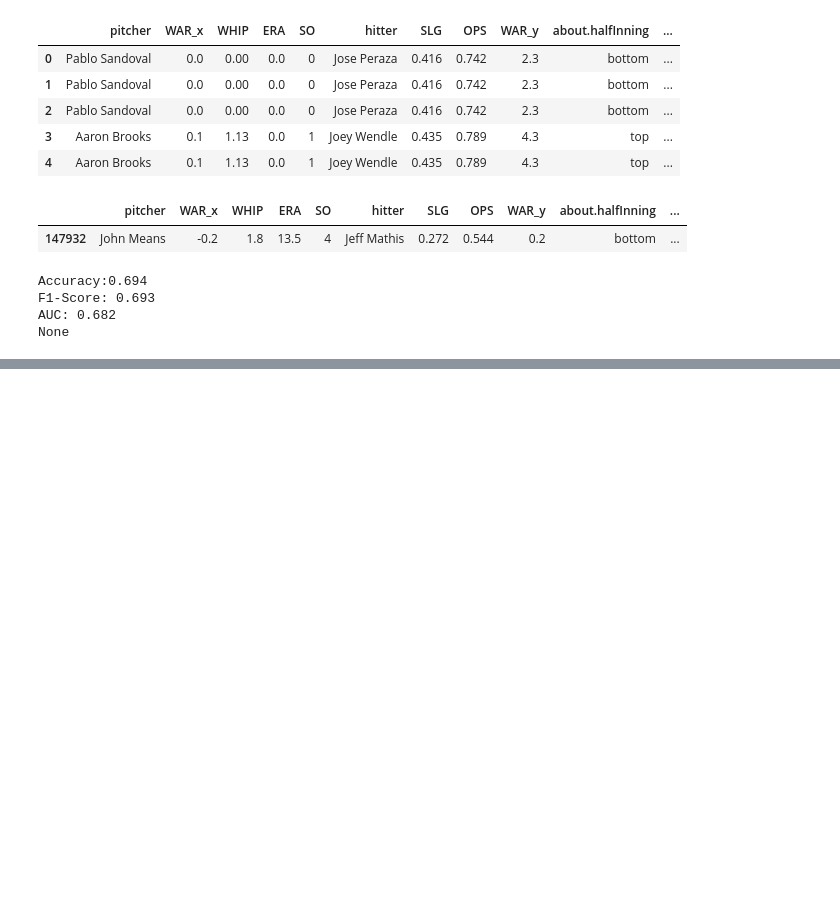
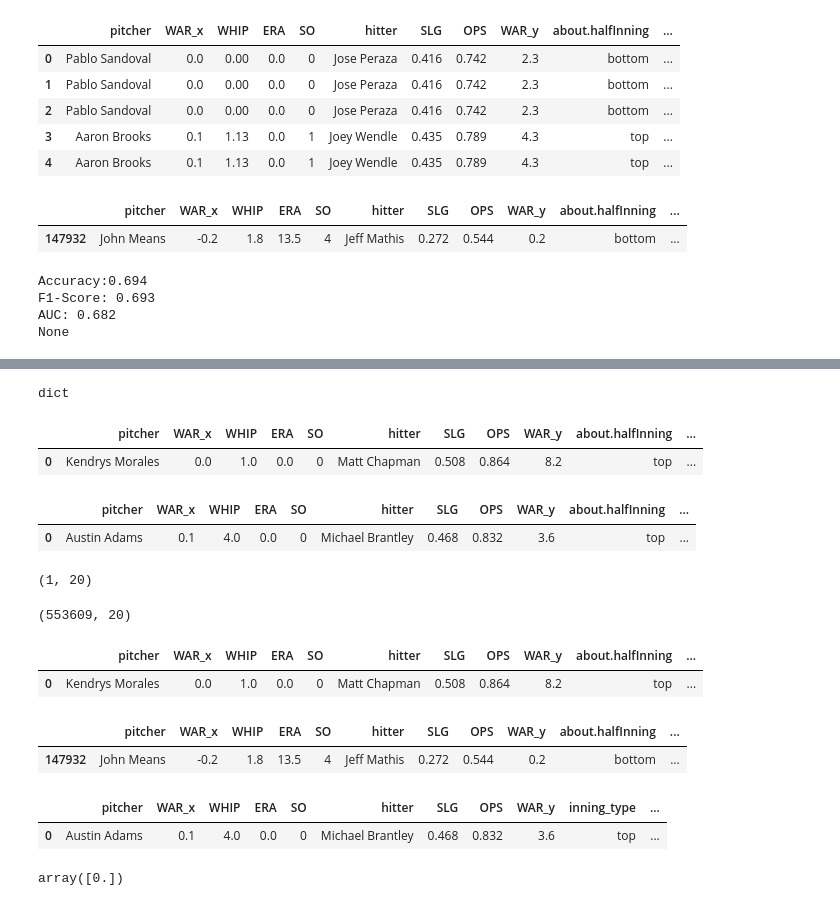
Before and after one commit to ConnorAnderson29/pitch_prediction_model, a Jupyter notebook: model_walkthrough.ipynb, the cells around one changed output, grey strips where cells are left out. Cells and saved outputs as stored; diff of their text form; code cells hidden in the pictures; blank space fills up the shorter version.

Commit message:
Begin making function to recieve and format user input

```diff
--- a/model_walkthrough.ipynb
+++ b/model_walkthrough.ipynb
@@ -117,0 +127,4 @@ with open('final_test.pkl', 'wb') as f:
+# %%
+type(user_input)
+# %% [output]
+dict
@@ -117,0 +135,10 @@ with open('final_test.pkl', 'wb') as f:
+# %%
+final_df_test.head(1)
+# %% [output]
+|  | pitcher | WAR_x | WHIP | ERA | SO | hitter | SLG | OPS | WAR_y | about.halfInning | ... |
+| 0 | Kendrys Morales | 0.0 | 1.0 | 0.0 | 0 | Matt Chapman | 0.508 | 0.864 | 8.2 | top | ... |
+# %%
+created_test
+# %% [output]
+|  | pitcher | WAR_x | WHIP | ERA | SO | hitter | SLG | OPS | WAR_y | about.halfInning | ... |
+| 0 | Austin Adams | 0.1 | 4.0 | 0.0 | 0 | Michael Brantley | 0.468 | 0.832 | 3.6 | top | ... |
@@ -117,0 +159,23 @@ with open('final_test.pkl', 'wb') as f:
+# %%
+created_test.shape
+# %% [output]
+(1, 20)
+# %%
+final_df_test.shape
+# %% [output]
+(553609, 20)
+# %%
+final_df_test.head(1)
+# %% [output]
+|  | pitcher | WAR_x | WHIP | ERA | SO | hitter | SLG | OPS | WAR_y | about.halfInning | ... |
+| 0 | Kendrys Morales | 0.0 | 1.0 | 0.0 | 0 | Matt Chapman | 0.508 | 0.864 | 8.2 | top | ... |
+# %%
+testing
+# %% [output]
+|  | pitcher | WAR_x | WHIP | ERA | SO | hitter | SLG | OPS | WAR_y | about.halfInning | ... |
+| 147932 | John Means | -0.2 | 1.8 | 13.5 | 4 | Jeff Mathis | 0.272 | 0.544 | 0.2 | bottom | ... |
+# %%
+created_test
+# %% [output]
+|  | pitcher | WAR_x | WHIP | ERA | SO | hitter | SLG | OPS | WAR_y | inning_type | ... |
+| 0 | Austin Adams | 0.1 | 4.0 | 0.0 | 0 | Michael Brantley | 0.468 | 0.832 | 3.6 | top | ... |
@@ -117,0 +184,4 @@ with open('final_test.pkl', 'wb') as f:
+# %%
+model.predict(created_test)
+# %% [output]
+array([0.])
```
Also changed, not shown: parts of 15 cells of this notebook.
